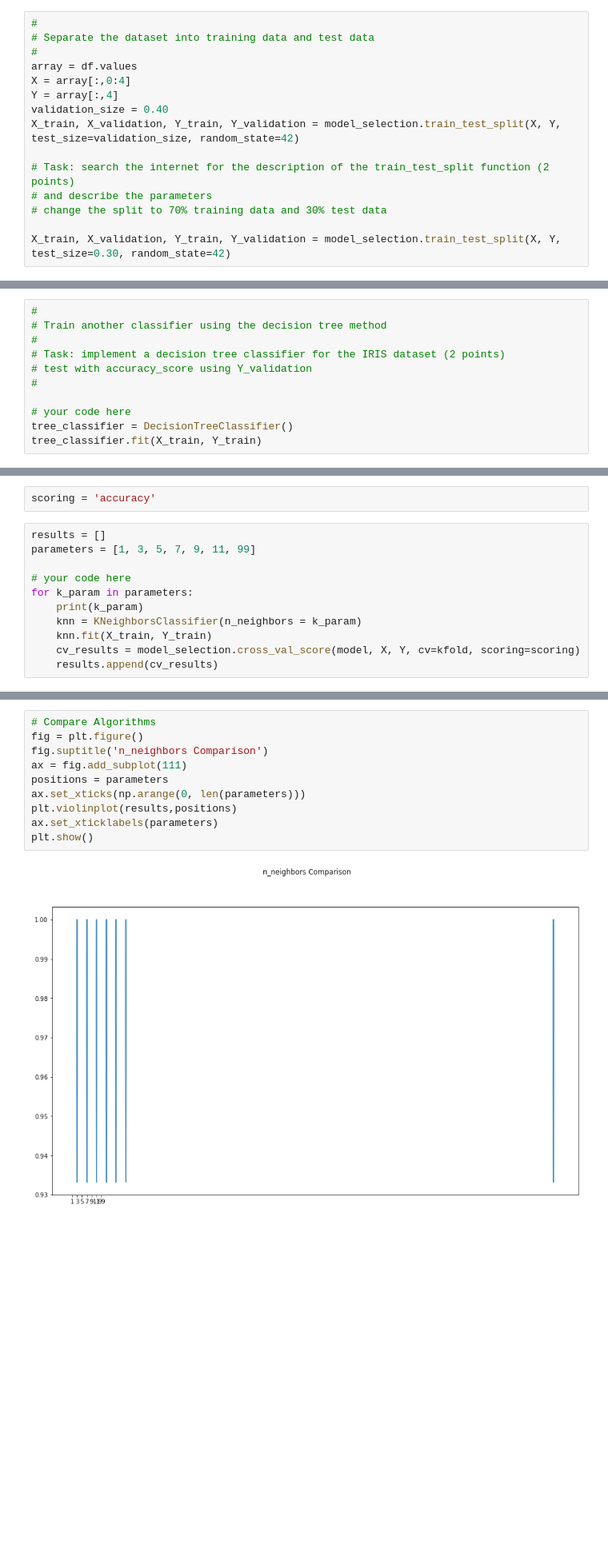
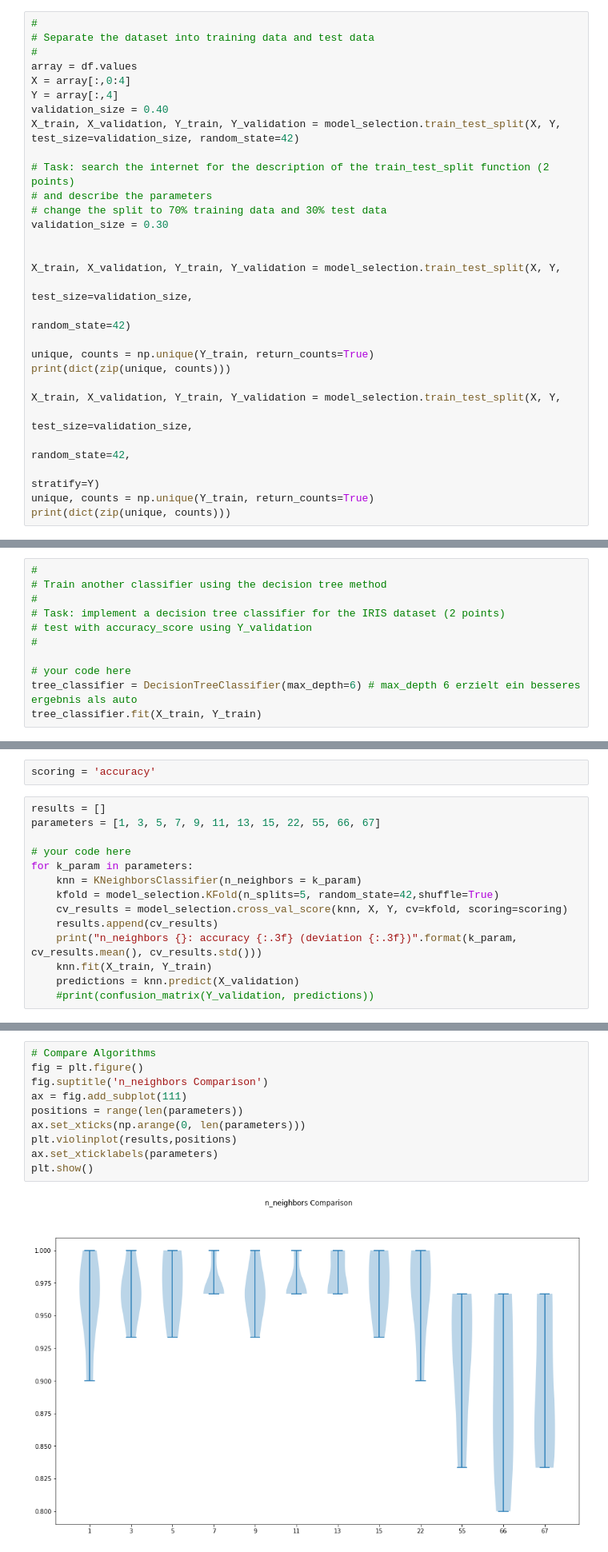
Before and after one commit to zualexander/mlexercises, a Jupyter notebook: 02 Exercise classification of IRIS flowers-az.ipynb, the cells around one changed output, grey strips where cells are left out. Shown at 80% size. Drawn from its saved outputs; the diff is of its cells as text; blank space fills up the shorter version.

```diff
--- a/02 Exercise classification of IRIS flowers-az.ipynb
+++ b/02 Exercise classification of IRIS flowers-az.ipynb
@@ -86,5 +86,19 @@ X_train, X_validation, Y_train, Y_validation = model_selection.train_test_split(
 # Task: search the internet for the description of the train_test_split function (2 points)
 # and describe the parameters
 # change the split to 70% training data and 30% test data
+validation_size = 0.30
 
-X_train, X_validation, Y_train, Y_validation = model_selection.train_test_split(X, Y, test_size=0.30, random_state=42)
+
+X_train, X_validation, Y_train, Y_validation = model_selection.train_test_split(X, Y,
+                                                                                test_size=validation_size,
+                                                                                random_state=42)
+
+unique, counts = np.unique(Y_train, return_counts=True)
+print(dict(zip(unique, counts)))
+
+X_train, X_validation, Y_train, Y_validation = model_selection.train_test_split(X, Y,
+                                                                                test_size=validation_size,
+                                                                                random_state=42,
+                                                                                stratify=Y)
+unique, counts = np.unique(Y_train, return_counts=True)
+print(dict(zip(unique, counts)))
@@ -139,6 +163,6 @@ gibt an welche klassen richtig erkannt wurdne und welche davon falsch. in disem
 #
 
 # your code here
-tree_classifier = DecisionTreeClassifier()
+tree_classifier = DecisionTreeClassifier(max_depth=6) # max_depth 6 erzielt ein besseres ergebnis als auto
 tree_classifier.fit(X_train, Y_train)
 # %% [output]
@@ -198,13 +222,16 @@ The idea of hyperparameter optimization is to test several variations of hyperpa
 scoring = 'accuracy'
 # %%
 results = []
-parameters = [1, 3, 5, 7, 9, 11, 99]
+parameters = [1, 3, 5, 7, 9, 11, 13, 15, 22, 55, 66, 67]
 
 # your code here
 for k_param in parameters:
-    print(k_param)
     knn = KNeighborsClassifier(n_neighbors = k_param)
+    kfold = model_selection.KFold(n_splits=5, random_state=42,shuffle=True)
+    cv_results = model_selection.cross_val_score(knn, X, Y, cv=kfold, scoring=scoring)
+    results.append(cv_results)
+    print("n_neighbors {}: accuracy {:.3f} (deviation {:.3f})".format(k_param, cv_results.mean(), cv_results.std()))
     knn.fit(X_train, Y_train)
-    cv_results = model_selection.cross_val_score(model, X, Y, cv=kfold, scoring=scoring)
-    results.append(cv_results)
+    predictions = knn.predict(X_validation)
+    #print(confusion_matrix(Y_validation, predictions))
 # %% [output]
@@ -224,12 +250,12 @@ range(0, 7)
 # %%
 # Compare Algorithms
 fig = plt.figure()
 fig.suptitle('n_neighbors Comparison')
 ax = fig.add_subplot(111)
-positions = parameters
+positions = range(len(parameters))
 ax.set_xticks(np.arange(0, len(parameters)))
 plt.violinplot(results,positions)
 ax.set_xticklabels(parameters)
 plt.show()
 # %% [output]
-[figure, old version]
+[figure, new version]
```
Also changed, not shown: parts of 14 cells of this notebook.
